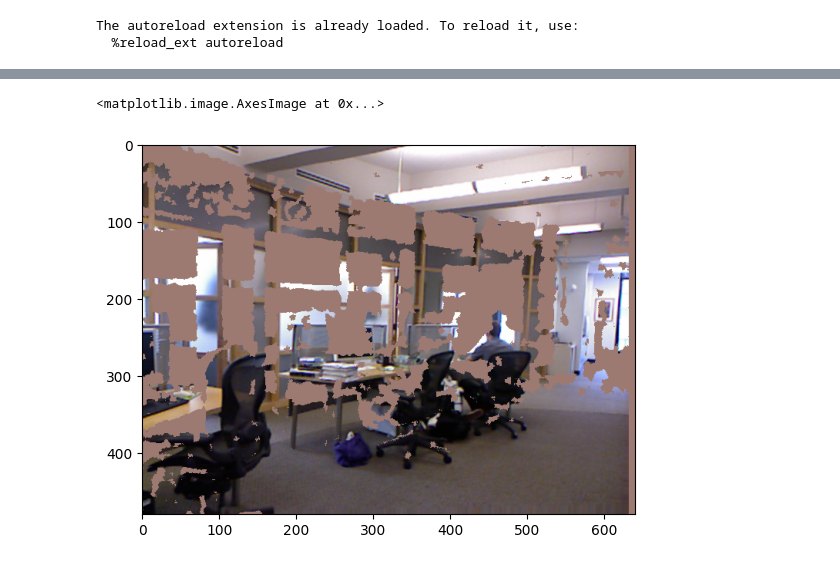
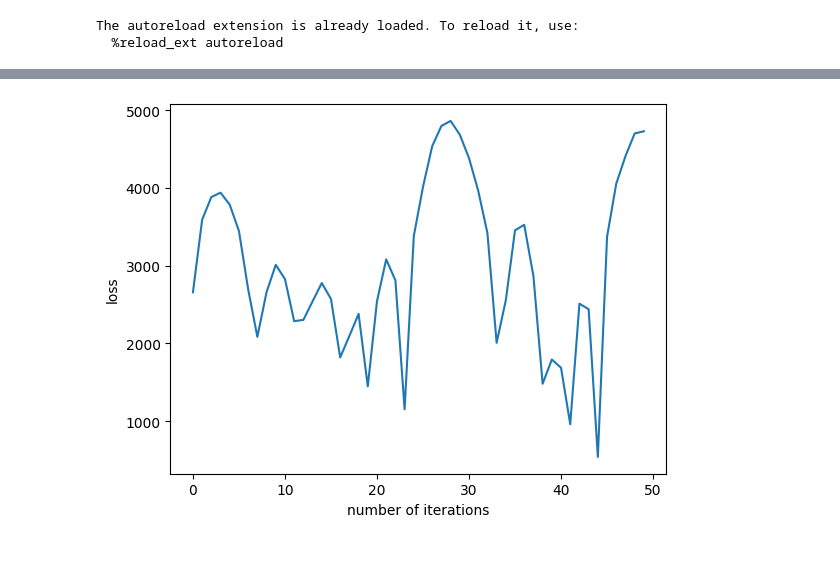
Before and after one commit to ShaoxiongYao/illumiGrad, a Jupyter notebook: exp_calibration.ipynb, the cells around one changed output, grey strips where cells are left out. Drawn from its saved outputs; the diff is of its cells as text; code cells hidden in the pictures.

```diff
--- a/exp_calibration.ipynb
+++ b/exp_calibration.ipynb
@@ -77,14 +75,18 @@ torch.Size([1, 1, 480, 640])
 # %%
-optimizer = torch.optim.Adam(cam.parameters())
+optimizer = torch.optim.Adam(cam.parameters(), lr=1e-2)
 lossFunction = torch.nn.MSELoss()
 # %%
 print("Continue optimizing throughout trajectory")
+
+loss_lst = []
 for i in range(0, 50):
     optimizer.zero_grad()
     predColor = cam(depth, color)
     loss = lossFunction(predColor[mask], color[mask])
     loss.backward()
     optimizer.step()
-    print("loss:", loss)
+    print("loss:", loss.data)
+    loss_lst.append(loss.item())
+    print("color extrinsics:", cam.colorE.data)
 # %% [output]
 Continue optimizing throughout trajectory
@@ -96,5 +109,7 @@ img = img[0, :, :, :].transpose(1, 2, 0)
-# %%
-plt.imshow(img)
-# %% [output]
-<matplotlib.image.AxesImage at 0x...>
-[figure, removed]
+# %%
+# plot change of the loss
+plt.xlabel('number of iterations')
+plt.ylabel('loss')
+_ = plt.plot(loss_lst)
+# %% [output]
+[figure, added]
```
Also changed, not shown: parts of 12 cells of this notebook.
